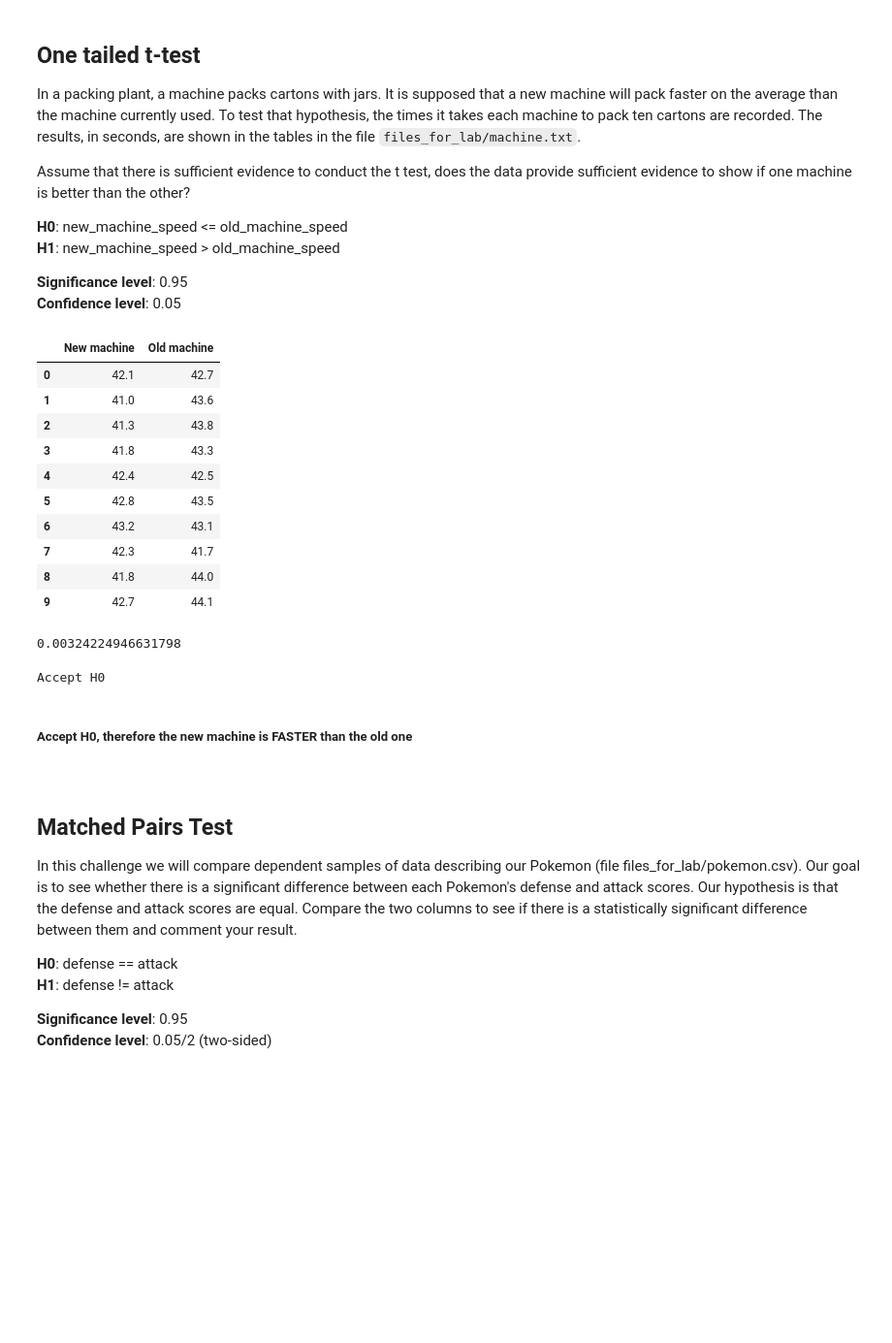
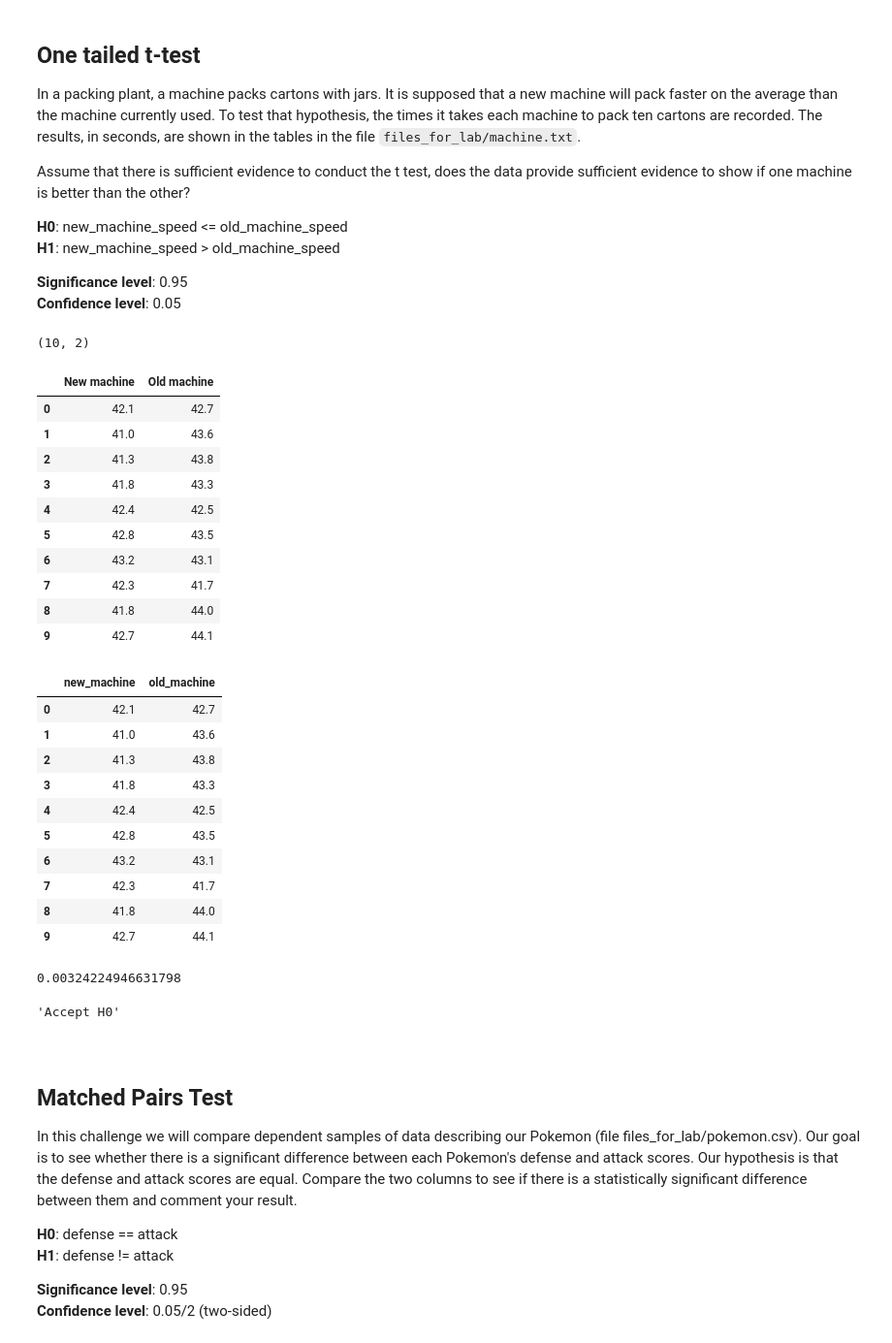
Before and after one commit to IllyaUA/lab-t-tests-p-values, a Jupyter notebook: lab-t-tests-p-values-solution.ipynb, the cells around one changed output. Shown at 97% size. Cells and saved outputs as stored; diff of their text form; code cells hidden in the pictures; blank space fills up the shorter version.

```diff
--- a/lab-t-tests-p-values-solution.ipynb
+++ b/lab-t-tests-p-values-solution.ipynb
@@ -22,9 +34,10 @@ Assume that there is sufficient evidence to conduct the t test, does the data pr
 **Significance level**: 0.95<br>
 **Confidence level**: 0.05
 # %%
-data = pd.read_csv(r'./files_for_lab/machine.txt', encoding='UTF-16', sep='\t')
-data
+df = pd.read_csv(r'./files_for_lab/machine.txt', encoding='UTF-16', sep='\t')
+display(df.shape, df)
 # %% [output]
+(10, 2)
 |  | New machine | Old machine |
 | 0 | 42.1 | 42.7 |
 | 1 | 41.0 | 43.6 |
@@ -37,5 +50,18 @@ data
 | 8 | 41.8 | 44.0 |
 | 9 | 42.7 | 44.1 |
 # %%
-data.columns = ['new_machine', 'old_machine']
+df = clean_column_names(df)
+df
+# %% [output]
+|  | new_machine | old_machine |
+| 0 | 42.1 | 42.7 |
+| 1 | 41.0 | 43.6 |
+| 2 | 41.3 | 43.8 |
+| 3 | 41.8 | 43.3 |
+| 4 | 42.4 | 42.5 |
+| 5 | 42.8 | 43.5 |
+| 6 | 43.2 | 43.1 |
+| 7 | 42.3 | 41.7 |
+| 8 | 41.8 | 44.0 |
+| 9 | 42.7 | 44.1 |
 # %%
@@ -44,11 +70,9 @@ pval
 # %% [output]
 0.00324224946631798
 # %%
-print("Accept H0" if pval < 1-0.05 else "Reject H0")
+display("Accept H0" if pval < 1-0.05 else "Reject H0")
 # %% [output]
-Accept H0
+'Accept H0'
-# %% [markdown]
-##### Accept H0, therefore the new machine is FASTER than the old one
 # %% [markdown]
 <br>
 
```
Also changed, not shown: parts of 15 cells of this notebook.
